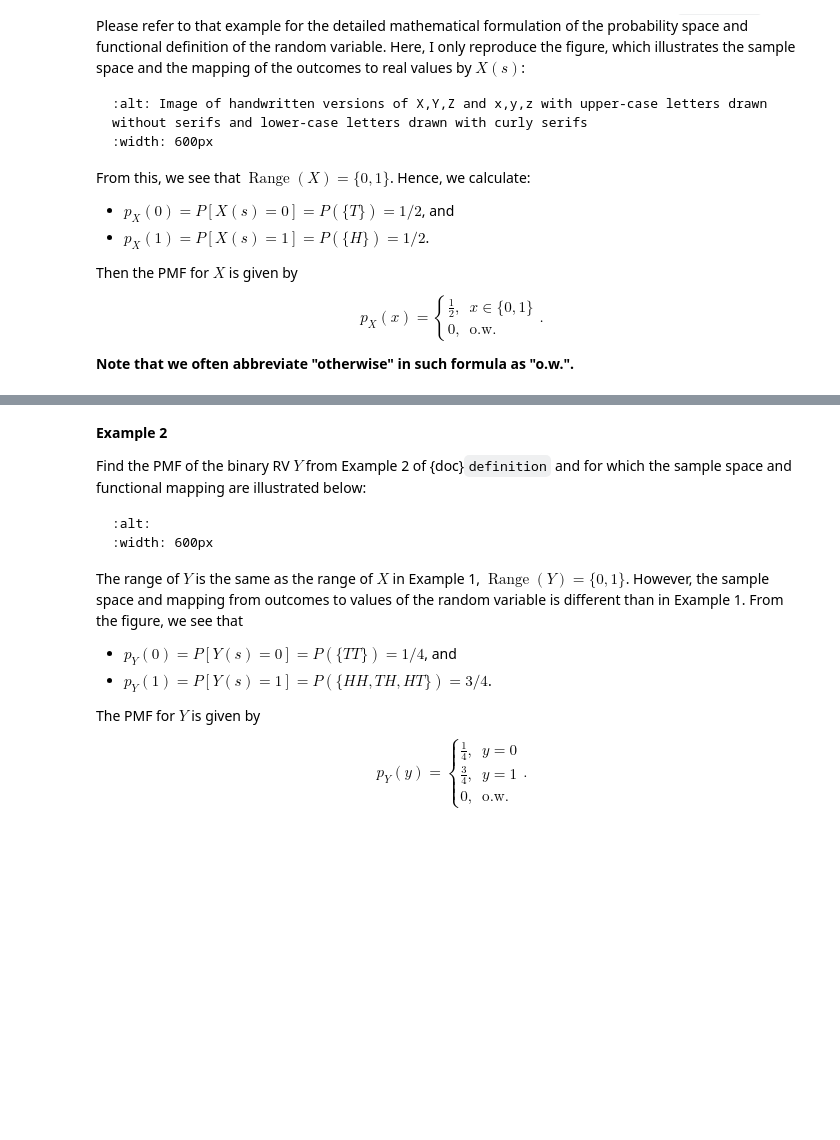
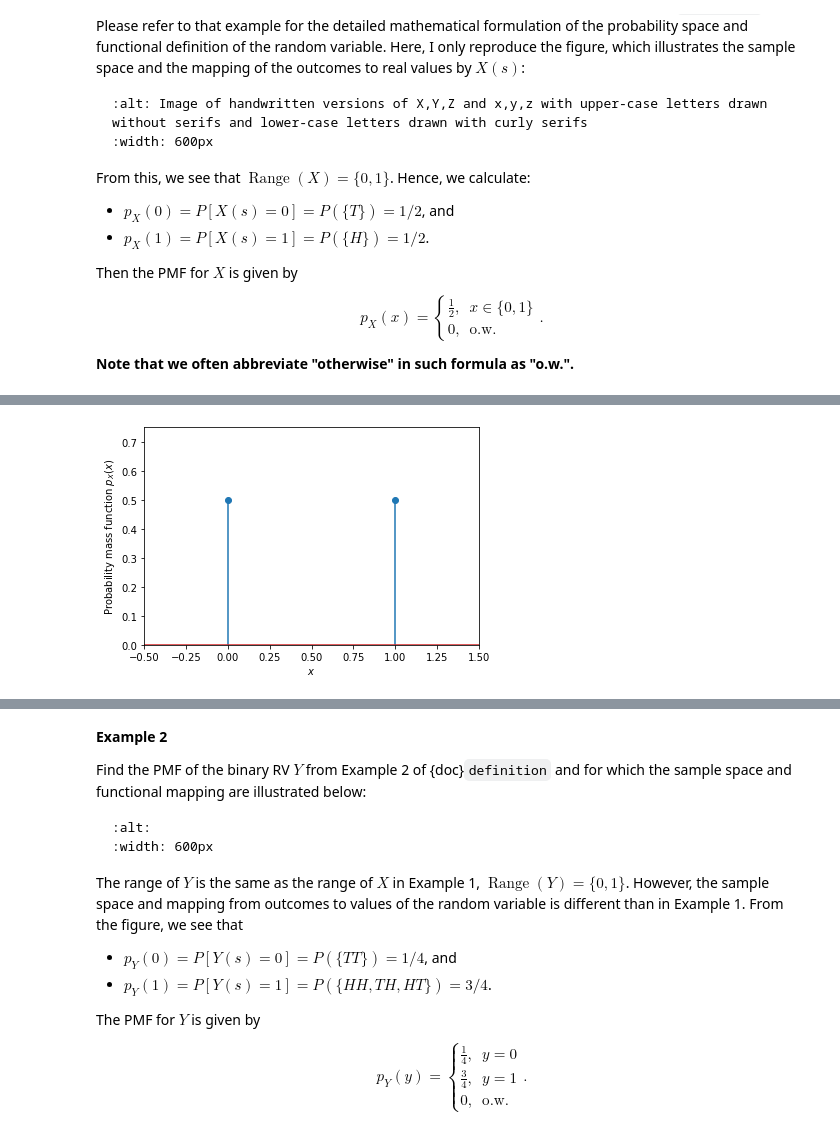
Before and after one commit to michael-borck/Foundations-of-Data-Science-with-Python, a Jupyter notebook: _sources/08-random-variables/discrete-rvs.ipynb, the cells around one changed output, grey strips where cells are left out. Drawn from its saved outputs; the diff is of its cells as text; code cells hidden in the pictures; blank space fills up the shorter version.

```diff
--- a/_sources/08-random-variables/discrete-rvs.ipynb
+++ b/_sources/08-random-variables/discrete-rvs.ipynb
@@ -93,3 +111,15 @@ $$
+# %%
+x=[-1, 0, 1, 2]
+PMF_x=[0, 0.5, 0.5, 0]
+plt.stem(x, PMF_x, use_line_collection=True)
+
+plt.xlim(-0.5, 1.5)
+plt.ylim(0, 0.75)
+
+plt.xlabel('$x$')
+plt.ylabel('Probability mass function $p_X(x)$');
+# %% [output]
+[figure, added]
 # %% [markdown]
 <!-- $$p_X(x) = P(X=x) = \begin{cases}\frac{1}{2}, & x=1 \\ \frac{1}{2}, & x=0 \end{cases}$$ -->
 # %% [markdown]
```
Also changed, not shown: parts of 14 cells of this notebook, 16 other files.
